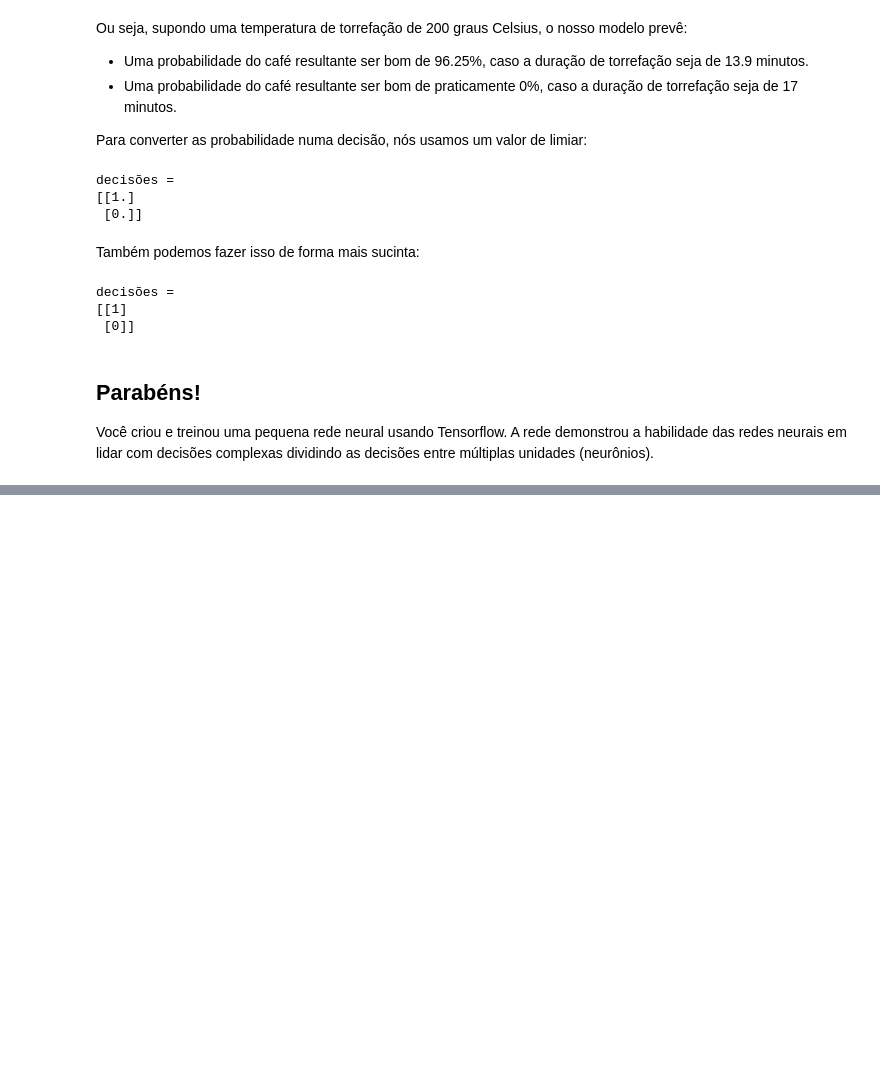
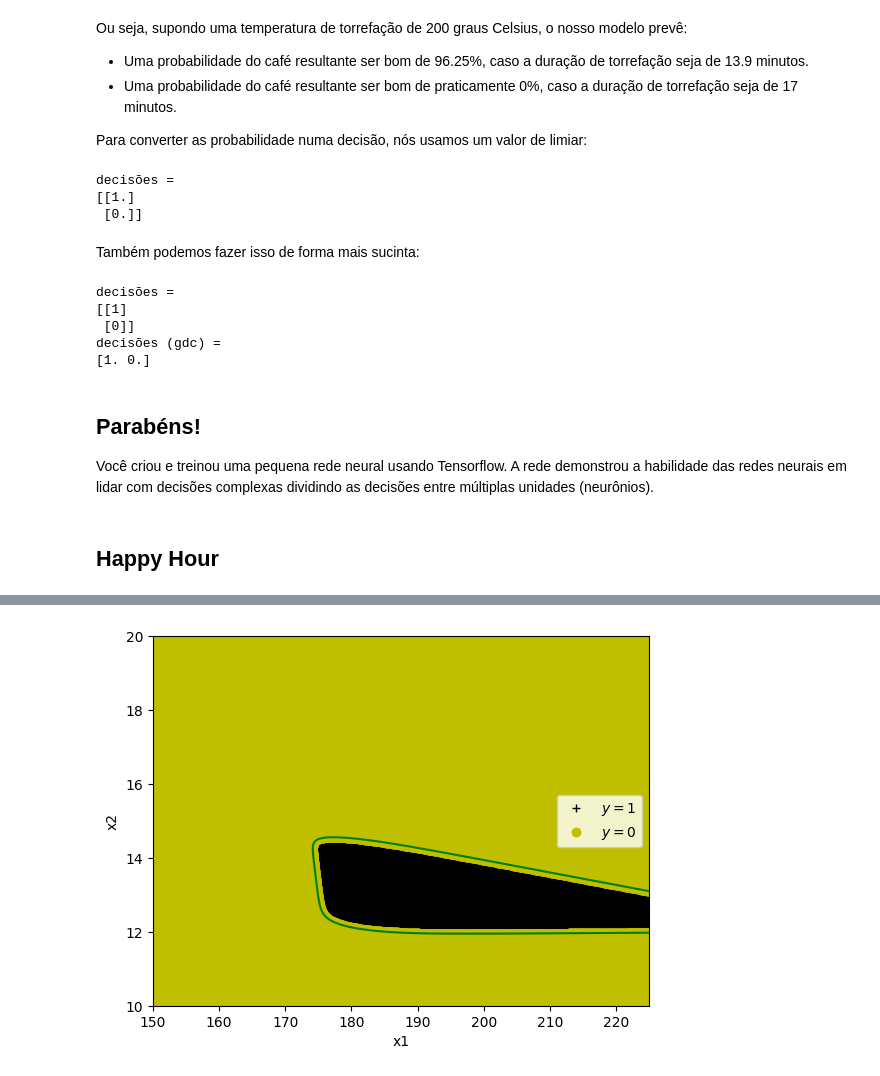
Before and after one commit to superflanker/aprendizado_de_maquina, a Jupyter notebook: aula15/entregar/Código_Aula15_Parte_1_e_2.ipynb, the cells around one changed output, grey strips where cells are left out. Cells and saved outputs as stored; diff of their text form; code cells hidden in the pictures; blank space fills up the shorter version.

```diff
--- a/aula15/entregar/Código_Aula15_Parte_1_e_2.ipynb
+++ b/aula15/entregar/Código_Aula15_Parte_1_e_2.ipynb
@@ -332,12 +332,58 @@ Também podemos fazer isso de forma mais sucinta:
 # %%
 ychapeu = (probabilidades >= 0.5).astype(int)
 print(f"decisões = \n{ychapeu}")
+
+# método GDC
+
+ychapeu_gdc = np.zeros(len(probabilidades))
+ychapeu_gdc[probabilidades.flatten() >= 0.5] = 1 # versão mambembe vetorizada
+
+print(f"decisões (gdc) = \n{ychapeu_gdc}")
 # %% [output]
 decisões =
 [[1]
  [0]]
+decisões (gdc) =
+[1. 0.]
 # %% [markdown]
 ## Parabéns!
 
 Você criou e treinou uma pequena rede neural usando Tensorflow.
 A rede demonstrou a habilidade das redes neurais em lidar com decisões complexas dividindo as decisões entre múltiplas unidades (neurônios).
+# %% [markdown]
+## Happy Hour
+# %%
+# entendo que um GridSearch ou Raster Scan resuma, hermeneuticamente falando, o sentido de testar sistematicamente. Correto?
+# então, vamos preparar uma gradezinha para determinar os valores de probabilidade e simplesmente recortar a fatia de interesse
+# que de fato é f = 0.5, que é a fronteira de decisão
+
+x_1 = np.linspace(150, 225, 1000)
+x_2 = np.linspace(10, 20, 1000)
+
+# crio uma grade de combinações com meshgrid
+X1, X2 = np.meshgrid(x_1, x_2)
+# o resultado do empilhamento de X1 e X2 é a lista de dados resultantes - uma grade de testes aplainada, digamos assim
+x = np.column_stack((X1.ravel(), X2.ravel()))
+# normalizando os dados de entrada
+X_teste_norm    = camada_norm(x)
+
+# calculando as probabilidades através do modelo construído com tensorflow
+probabilidades  = modelo.predict(X_teste_norm)
+
+y_pred = np.zeros(len(x))
+
+y_pred[probabilidades.flatten() >= 0.5] = 1
+positive = y_pred == 1
+negative = y_pred == 0
+
+z = probabilidades.reshape(X1.shape)
+
+# Plotagem
+plt.plot(x[positive, 0], x[positive, 1], 'k+', label="$y=1$")
+plt.plot(x[negative, 0], x[negative, 1], 'yo', label="$y=0$")
+plt.contour(X1, X2, z, levels=[0.5], colors="g")  # Utilizando X1 e X2 para contorno
+plt.xlabel("x1")
+plt.ylabel("x2")
+plt.legend()
+plt.show()
+# %% [output]
@@ -343,0 +391 @@ A rede demonstrou a habilidade das redes neurais em lidar com decisões complexa
+[figure, added]
```
Also changed, not shown: parts of 11 cells of this notebook, 3 other files.
